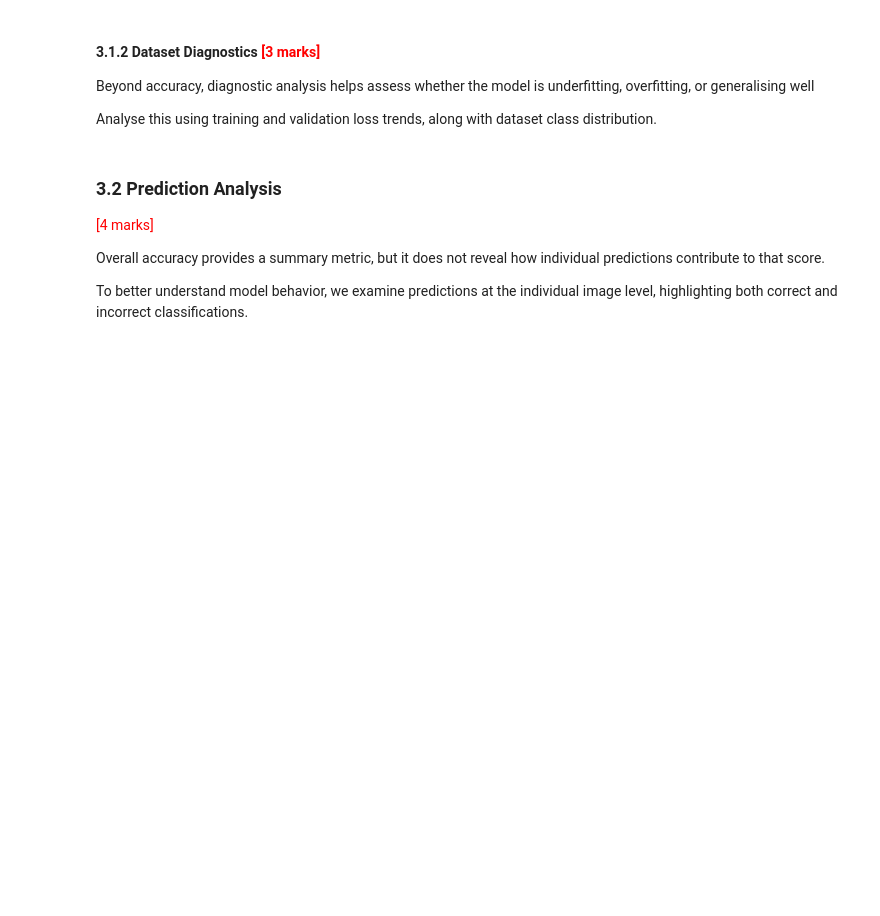
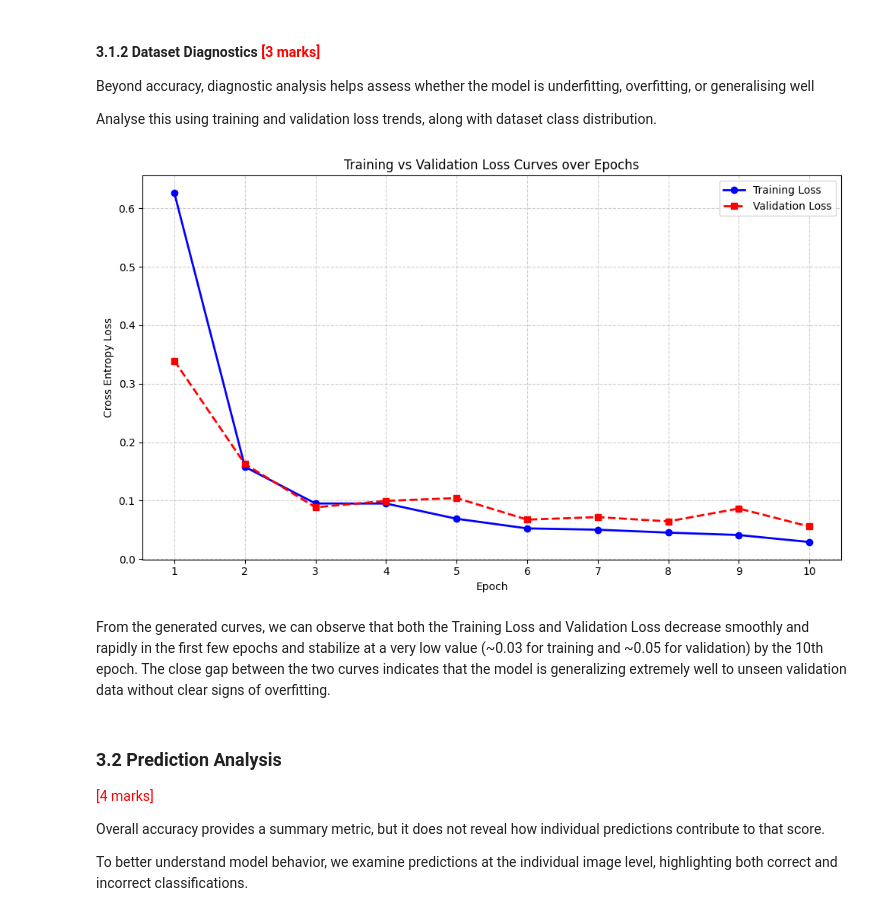
Before and after one commit to shaloy-lewis/surface-defect-classification, a Jupyter notebook: Transfer_Learning_Surface_Defect_Shaloy_Lewis.ipynb, the cells around one changed output. Cells and saved outputs as stored; diff of their text form; code cells hidden in the pictures; blank space fills up the shorter version.

```diff
--- a/Transfer_Learning_Surface_Defect_Shaloy_Lewis.ipynb
+++ b/Transfer_Learning_Surface_Defect_Shaloy_Lewis.ipynb
@@ -280,3 +628,23 @@ Analyse this using training and validation loss trends, along with dataset class
+# %%
+# Training and Validation Loss Analysis
+import matplotlib.pyplot as plt
+
+plt.figure(figsize=(10, 6))
+plt.plot(range(1, len(train_losses) + 1), train_losses, marker='o', color='b', label='Training Loss', linewidth=2)
+plt.plot(range(1, len(val_losses) + 1), val_losses, marker='s', color='r', linestyle='--', label='Validation Loss', linewidth=2)
+
+plt.title("Training vs Validation Loss Curves over Epochs")
+plt.xlabel("Epoch")
+plt.ylabel("Cross Entropy Loss")
+plt.legend()
+plt.grid(True, linestyle='--', alpha=0.6)
+plt.xticks(range(1, len(train_losses) + 1))
+plt.tight_layout()
+plt.show()
+# %% [output]
+[figure, added]
+# %% [markdown]
+From the generated curves, we can observe that both the Training Loss and Validation Loss decrease smoothly and rapidly in the first few epochs and stabilize at a very low value (~0.03 for training and ~0.05 for validation) by the 10th epoch. The close gap between the two curves indicates that the model is generalizing extremely well to unseen validation data without clear signs of overfitting.
 # %% [markdown]
 ### 3.2 Prediction Analysis
 
```
Also changed, not shown: parts of 32 cells of this notebook.
